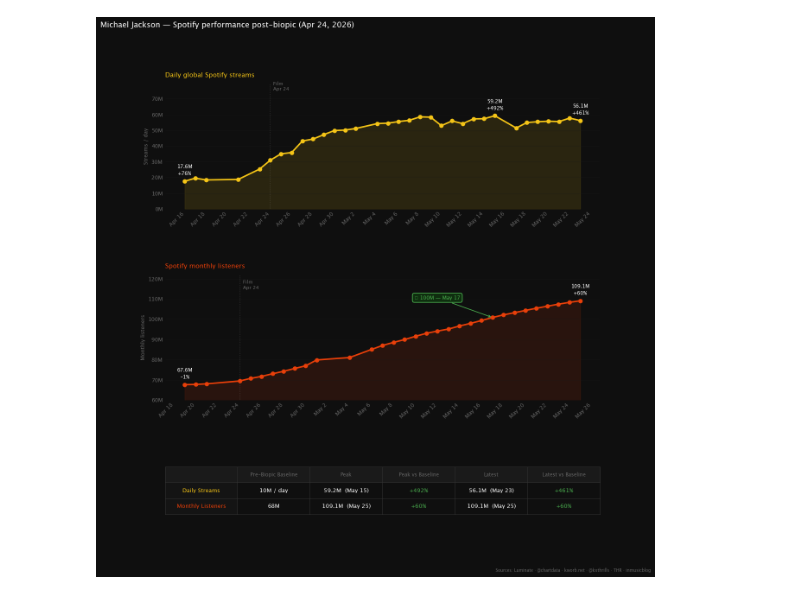
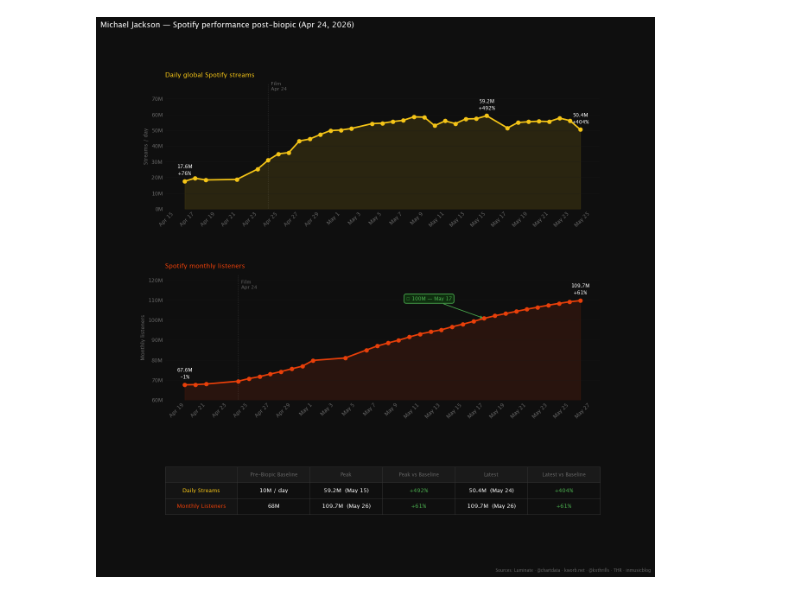
Before and after one commit to john15young/MichaelJacksonSpotifyAnalyticsPost2026MovieRelease, a Jupyter notebook: Streaming Analytics: Michael Jackson 2026 Movie.ipynb, the cells around one changed output. Drawn from its saved outputs; the diff is of its cells as text; code cells hidden in the pictures.

```diff
--- a/Streaming Analytics: Michael Jackson 2026 Movie.ipynb
+++ b/Streaming Analytics: Michael Jackson 2026 Movie.ipynb
@@ -44,8 +44,9 @@ data = [
     ('2026-05-21', 55.5, 105.4),
     ('2026-05-22', 57.7, 106.4),
     ('2026-05-23', 56.1, 107.4),
-    ('2026-05-24', None, 108.3),
-    ('2026-05-25', None, 109.1),
+    ('2026-05-24', 50.4, 108.3),
+    ('2026-05-25', None, 109.1,),
+    ('2026-05-26', None, 109.7),
 ]
 # ─────────────────────────────────────────────────────────────────────────────
 
@@ -146,23 +147,23 @@ tbl = ax3.table(
     colLabels=col_labels, cellLoc='center', loc='center',
 )
 tbl.auto_set_font_size(False)
 tbl.set_fontsize(9.5)
 tbl.scale(1, 2.2)
 
 for (row, col), cell in tbl.get_celld().items():
     cell.set_facecolor(BG)
     cell.set_edgecolor('#333333')
     cell.set_linewidth(0.8)
     cell.set_text_props(color=WHITE)
     if row == 0:
         cell.set_facecolor('#1a1a1a')
         cell.set_text_props(color=MUTED, fontsize=8.5, fontweight='bold')
     if col == 0 and row > 0:
         cell.set_facecolor('#141414')
         cell.set_text_props(color=YELLOW if row == 1 else RED, fontweight='bold')
     if col in (3, 5) and row > 0:
         cell.set_text_props(color=GREEN, fontweight='bold')
 
 plt.show()
 # %% [output]
-[figure, old version]
+[figure, new version]
```
